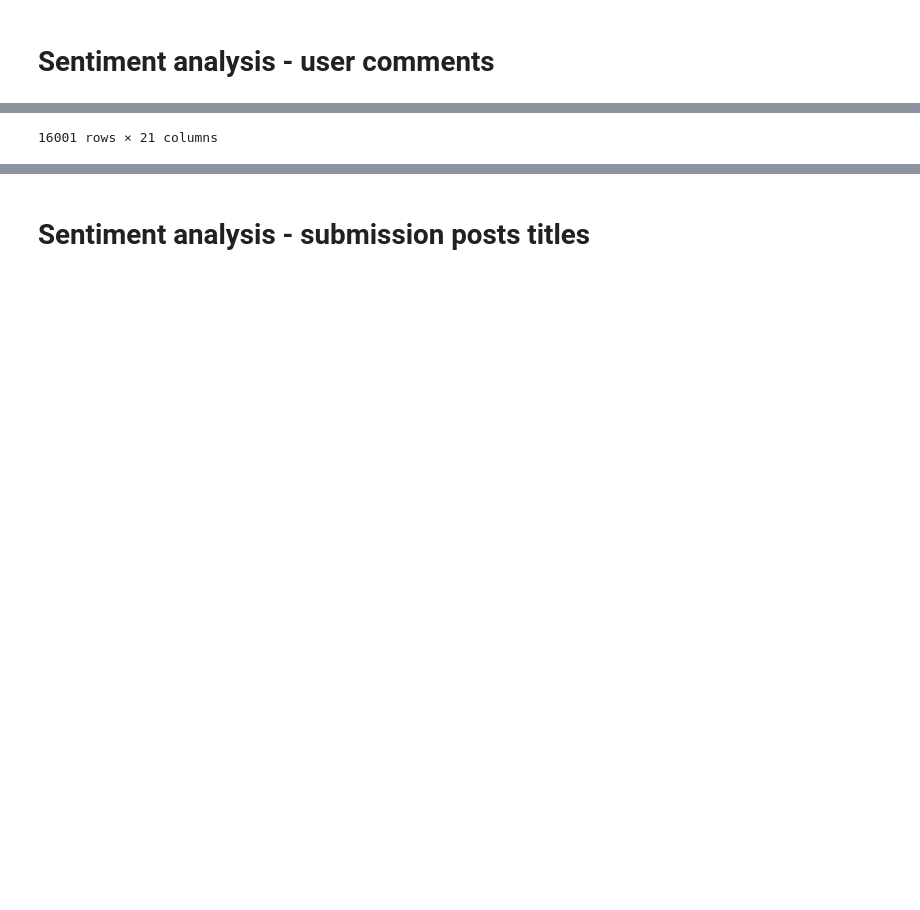
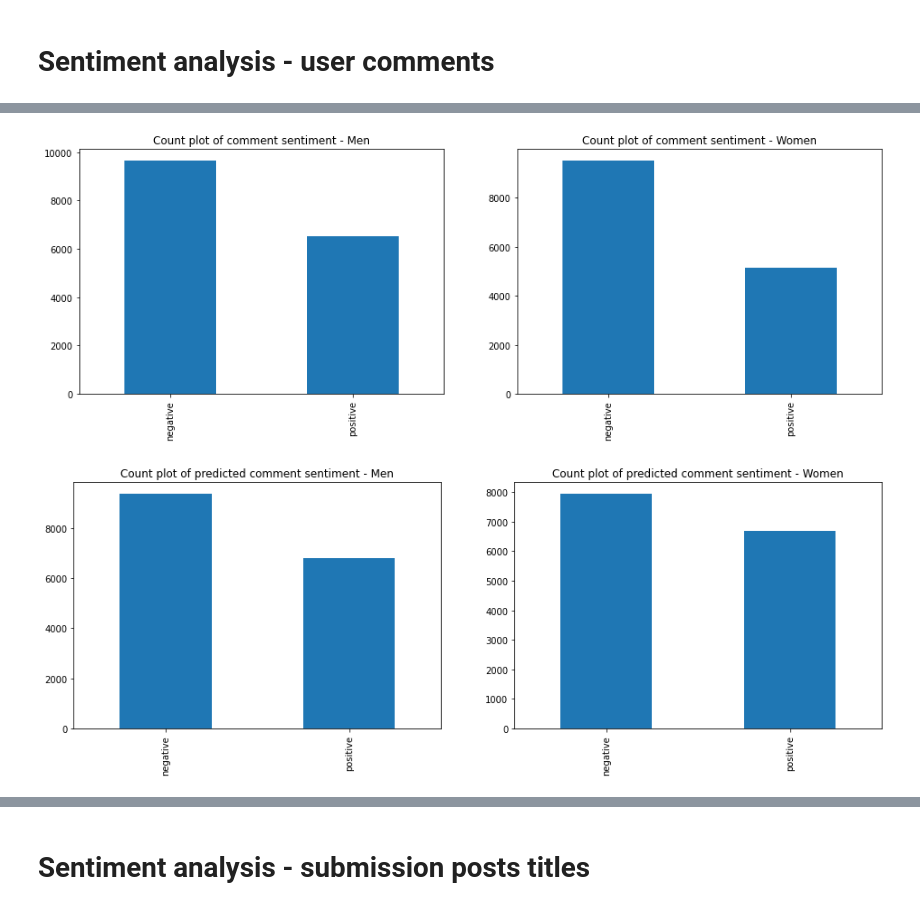
Before and after one commit to kgronek3/TMSMM_Project, a Jupyter notebook: 4_sentimental_analysis.ipynb, the cells around one changed output, grey strips where cells are left out. Drawn from its saved outputs; the diff is of its cells as text; code cells hidden in the pictures; blank space fills up the shorter version.

```diff
--- a/4_sentimental_analysis.ipynb
+++ b/4_sentimental_analysis.ipynb
@@ -79,3 +110,13 @@ women['comments_predicted_sentiment'] = women_comments_predicted_sentiment
 # %%
-men
+# Dataset sentiment split that we did based on 'comment_score'
+fig, ax =plt.subplots(1,2, figsize = (16,5))
+men['sentiment'].value_counts().plot(kind='bar', ax = ax[0]).set(title = "Count plot of comment sentiment - Men");
+women['sentiment'].value_counts().plot(kind='bar', ax = ax[1]).set(title = "Count plot of comment sentiment - Women");
+plt.show();
+
+# Predicted sentiment split based on VADER score
+fig, ax =plt.subplots(1,2, figsize = (16,5))
+men['comments_predicted_sentiment'].value_counts().plot(kind='bar', ax = ax[0]).set(title = "Count plot of predicted comment sentiment - Men");
+women['comments_predicted_sentiment'].value_counts().plot(kind='bar', ax = ax[1]).set(title = "Count plot of predicted comment sentiment - Women");
+plt.show();
 # %% [output]
@@ -94 +123,2 @@ men
-16001 rows × 21 columns
+[figure, added]
+[figure, added]
```
Also changed, not shown: parts of 26 cells of this notebook, 5 other files.
